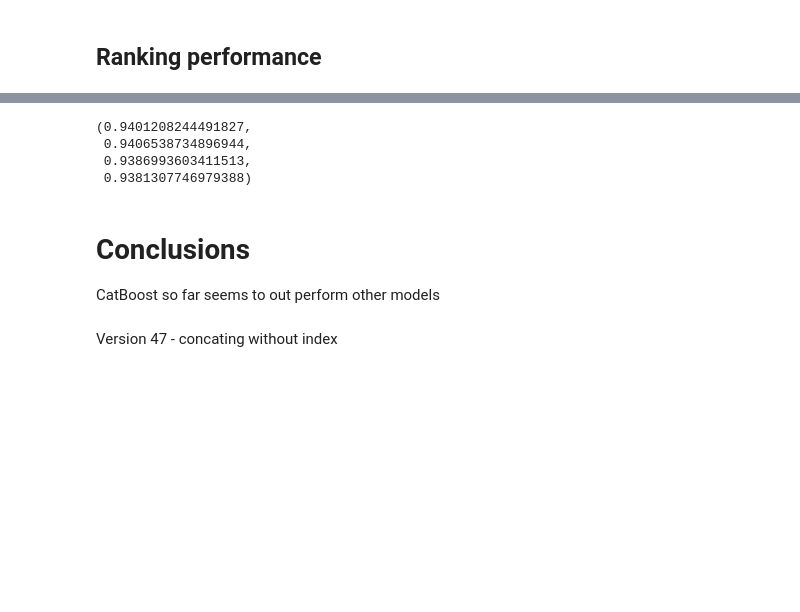
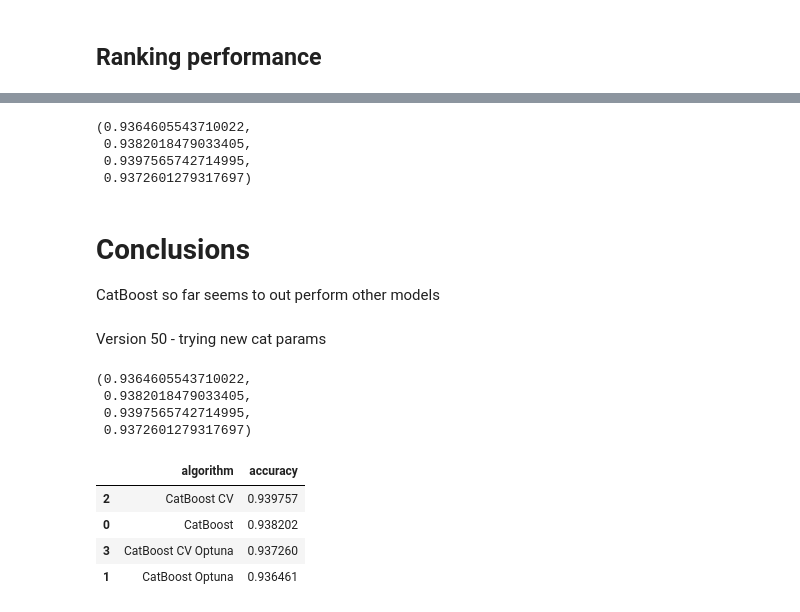
Before and after one commit to rubanzasilva/exploring_mental_health, a Jupyter notebook: eda-gradient-boosting-neural-nets-s04e11.ipynb, the cells around one changed output, grey strips where cells are left out. Cells and saved outputs as stored; diff of their text form; code cells hidden in the pictures; blank space fills up the shorter version.

Commit message:
Kaggle Notebook | EDA | Gradient Boosting | Neural Nets | s04e11 | Version 50

```diff
--- a/eda-gradient-boosting-neural-nets-s04e11.ipynb
+++ b/eda-gradient-boosting-neural-nets-s04e11.ipynb
@@ -587,9 +587,9 @@ rf_params = {'random_state':42}
 # %%
 catboost_params = {
     'loss_function': 'Logloss',
-    'eval_metric': 'AUC',
+    'eval_metric': 'Accuracy',
     'learning_rate': 0.08114394459649094,
-    'iterations': 1000,
+    'iterations': 3000,
     'depth': 6,
     'random_strength':0,
     'l2_leaf_reg': 0.7047064221215757,
@@ -2016,13 +2016,36 @@ accuracy_sorted
 # %%
 cat_score_params,cat_score,cat_mean_score,cat_mean_score_y
 # %% [output]
-(0.9401208244491827,
- 0.9406538734896944,
- 0.9386993603411513,
- 0.9381307746979388)
+(0.9364605543710022,
+ 0.9382018479033405,
+ 0.9397565742714995,
+ 0.9372601279317697)
 # %% [markdown]
 # Conclusions
 
 CatBoost so far seems to out perform other models
-# %% [markdown]
-Version 47 - concating without index
+# %% [markdown]
+Version 50 - trying new cat params
+# %%
+cat_score_params,cat_score,cat_mean_score,cat_mean_score_y
+# %% [output]
+(0.9364605543710022,
+ 0.9382018479033405,
+ 0.9397565742714995,
+ 0.9372601279317697)
+# %%
+accuracy = pd.DataFrame({
+    'algorithm': ['CatBoost','CatBoost Optuna','CatBoost CV','CatBoost CV Optuna'
+                 ],
+    'accuracy': [cat_score,cat_score_params,cat_mean_score,cat_mean_score_y
+           ]
+})
+
+accuracy_sorted = accuracy.sort_values(by='accuracy', ascending=False)
+accuracy_sorted
+# %% [output]
+|  | algorithm | accuracy |
+| 2 | CatBoost CV | 0.939757 |
+| 0 | CatBoost | 0.938202 |
+| 3 | CatBoost CV Optuna | 0.937260 |
+| 1 | CatBoost Optuna | 0.936461 |
```
Also changed, not shown: parts of 57 cells of this notebook.
